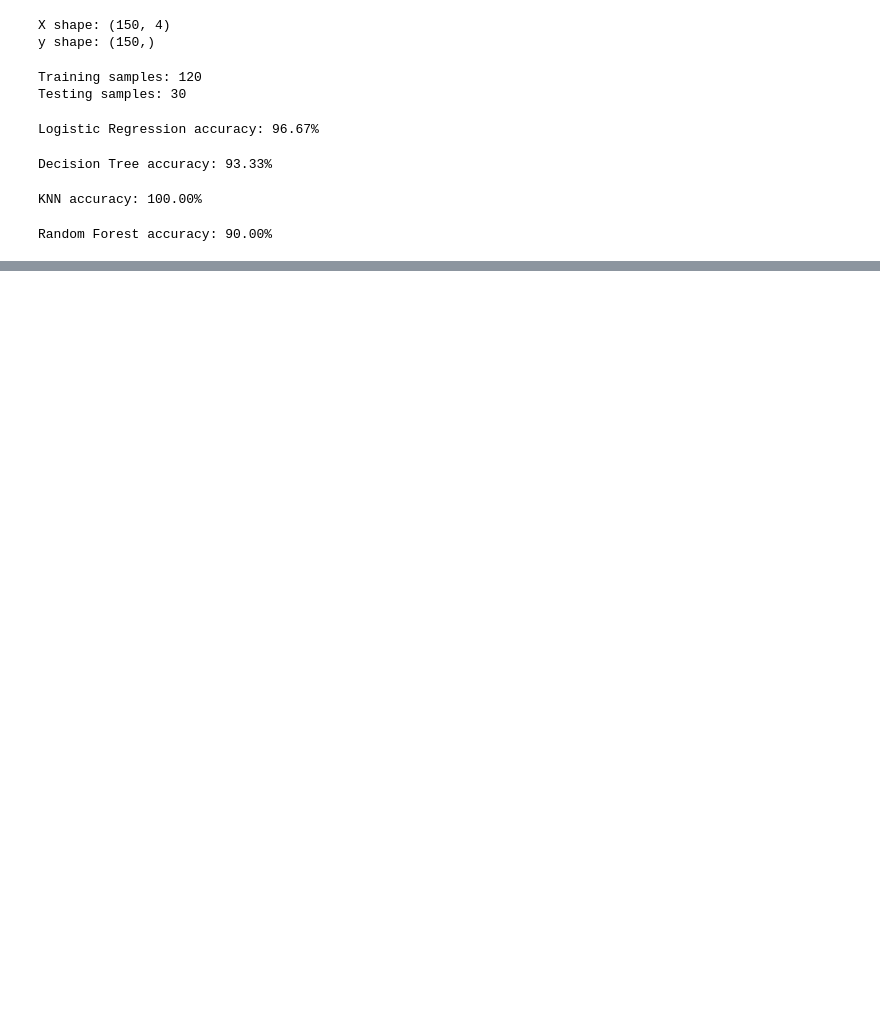
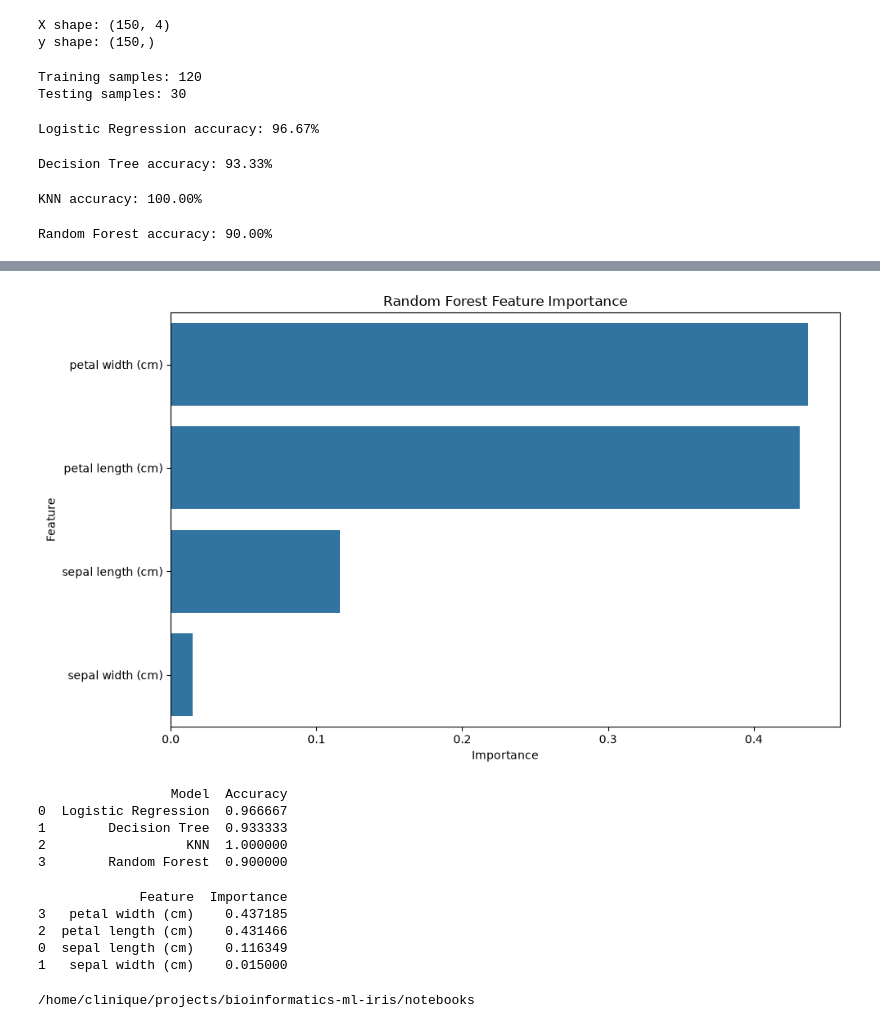
Before and after one commit to Maha-bio/bioinformatics-ml-iris, a Jupyter notebook: notebooks/02_model_comparison.ipynb, the cells around one changed output, grey strips where cells are left out. Drawn from its saved outputs; the diff is of its cells as text; code cells hidden in the pictures; blank space fills up the shorter version.

```diff
--- a/notebooks/02_model_comparison.ipynb
+++ b/notebooks/02_model_comparison.ipynb
@@ -108,0 +254,48 @@ Random Forest accuracy: 90.00%
+# %%
+plt.figure(figsize=(10, 6))
+
+sns.barplot(
+    data=feature_importance,
+    x="Importance",
+    y="Feature"
+)
+
+plt.title("Random Forest Feature Importance")
+plt.xlabel("Importance")
+plt.ylabel("Feature")
+
+plt.tight_layout()
+
+plt.savefig(
+    "../results/figures/feature_importance.png",
+    dpi=300,
+    bbox_inches="tight"
+)
+
+plt.show()
+
+plt.close()
+# %% [output]
+[figure, added]
+# %%
+print(results)
+# %% [output]
+                 Model  Accuracy
+0  Logistic Regression  0.966667
+1        Decision Tree  0.933333
+2                  KNN  1.000000
+3        Random Forest  0.900000
+# %%
+print(feature_importance)
+# %% [output]
+             Feature  Importance
+3   petal width (cm)    0.437185
+2  petal length (cm)    0.431466
+0  sepal length (cm)    0.116349
+1   sepal width (cm)    0.015000
+# %%
+import os
+
+print(os.getcwd())
+# %% [output]
+/home/clinique/projects/bioinformatics-ml-iris/notebooks
```
Also changed, not shown: parts of 9 cells of this notebook.
